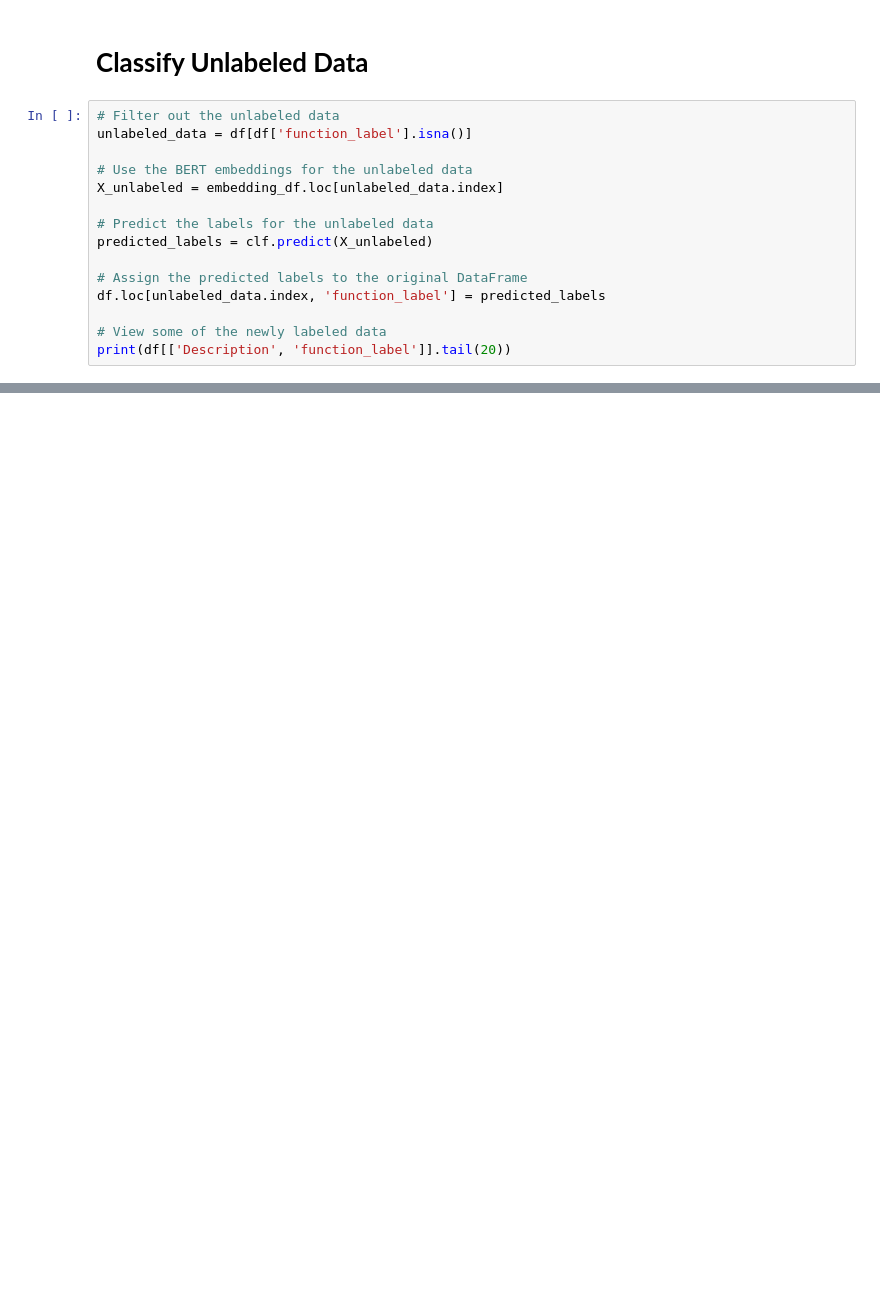
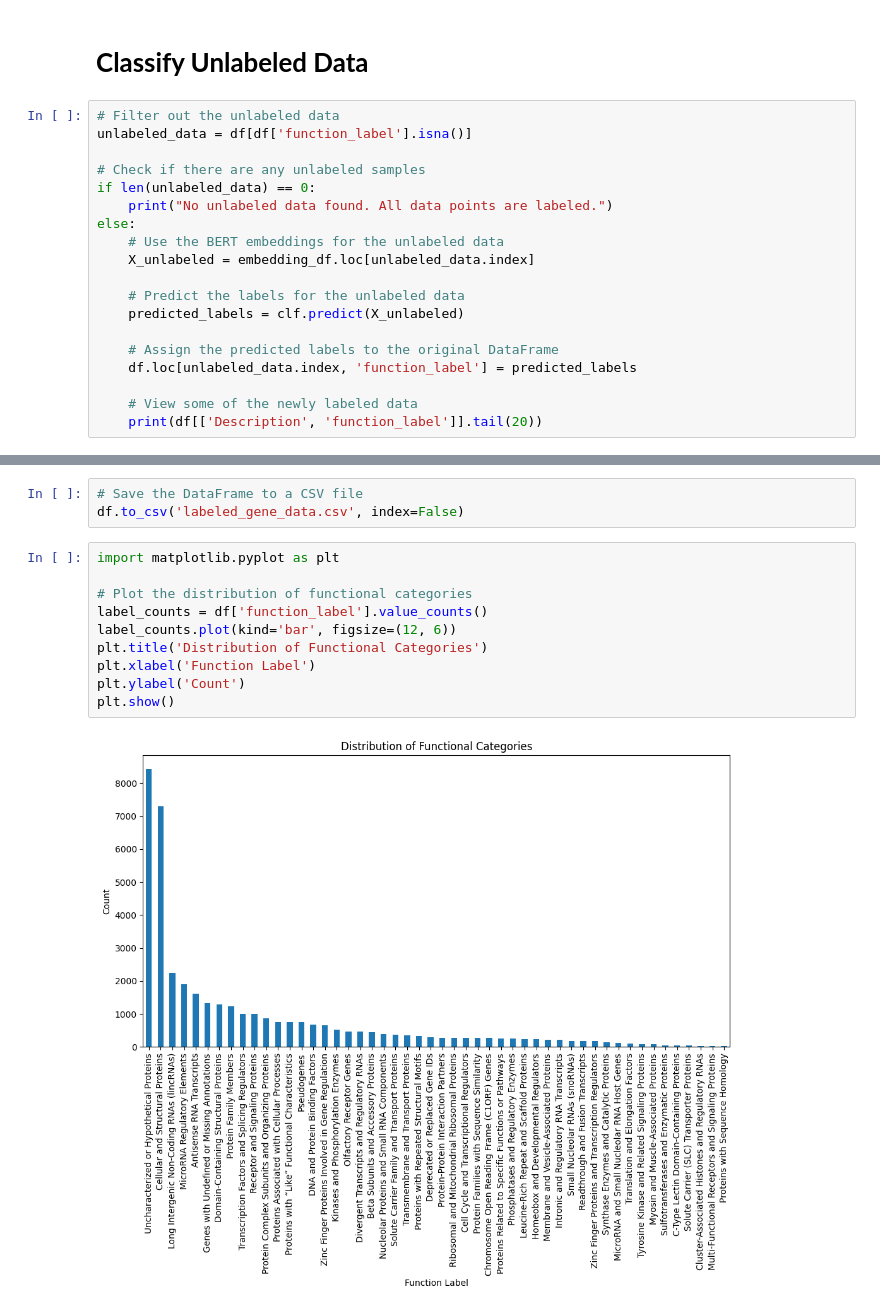
Before and after one commit to zoraizmohammad/LifeEdit-geneclassifier, a Jupyter notebook: Code/NLP/LifeEdit_NLP_Gene_Description_Processor.ipynb, the cells around one changed output, grey strips where cells are left out. Cells and saved outputs as stored; diff of their text form; blank space fills up the shorter version.

```diff
--- a/Code/NLP/LifeEdit_NLP_Gene_Description_Processor.ipynb
+++ b/Code/NLP/LifeEdit_NLP_Gene_Description_Processor.ipynb
@@ -304,14 +354,18 @@ Fitting 3 folds for each of 108 candidates, totalling 324 fits
 # Filter out the unlabeled data
 unlabeled_data = df[df['function_label'].isna()]
 
-# Use the BERT embeddings for the unlabeled data
-X_unlabeled = embedding_df.loc[unlabeled_data.index]
+# Check if there are any unlabeled samples
+if len(unlabeled_data) == 0:
+    print("No unlabeled data found. All data points are labeled.")
+else:
+    # Use the BERT embeddings for the unlabeled data
+    X_unlabeled = embedding_df.loc[unlabeled_data.index]
 
-# Predict the labels for the unlabeled data
-predicted_labels = clf.predict(X_unlabeled)
+    # Predict the labels for the unlabeled data
+    predicted_labels = clf.predict(X_unlabeled)
 
-# Assign the predicted labels to the original DataFrame
-df.loc[unlabeled_data.index, 'function_label'] = predicted_labels
+    # Assign the predicted labels to the original DataFrame
+    df.loc[unlabeled_data.index, 'function_label'] = predicted_labels
 
-# View some of the newly labeled data
-print(df[['Description', 'function_label']].tail(20))
+    # View some of the newly labeled data
+    print(df[['Description', 'function_label']].tail(20))
@@ -317,0 +386,15 @@ print(df[['Description', 'function_label']].tail(20))
+# %%
+# Save the DataFrame to a CSV file
+df.to_csv('labeled_gene_data.csv', index=False)
+# %%
+import matplotlib.pyplot as plt
+
+# Plot the distribution of functional categories
+label_counts = df['function_label'].value_counts()
+label_counts.plot(kind='bar', figsize=(12, 6))
+plt.title('Distribution of Functional Categories')
+plt.xlabel('Function Label')
+plt.ylabel('Count')
+plt.show()
+# %% [output]
+[figure, added]
```
Also changed, not shown: parts of 11 cells of this notebook.
